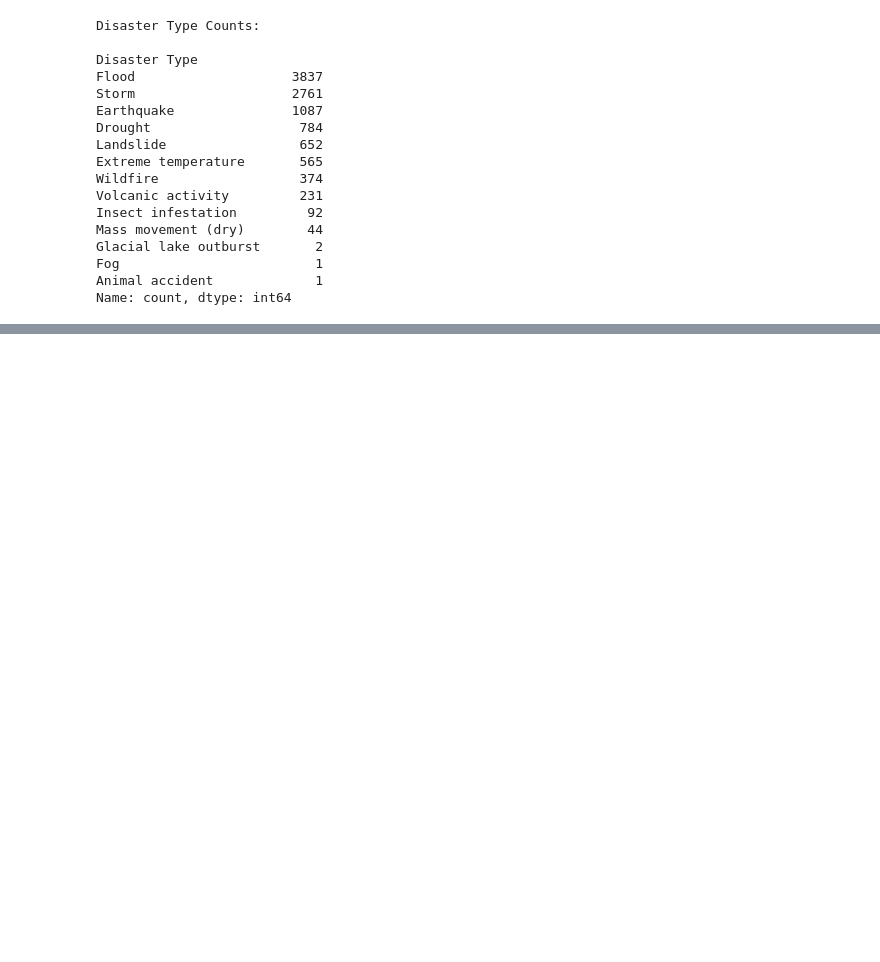
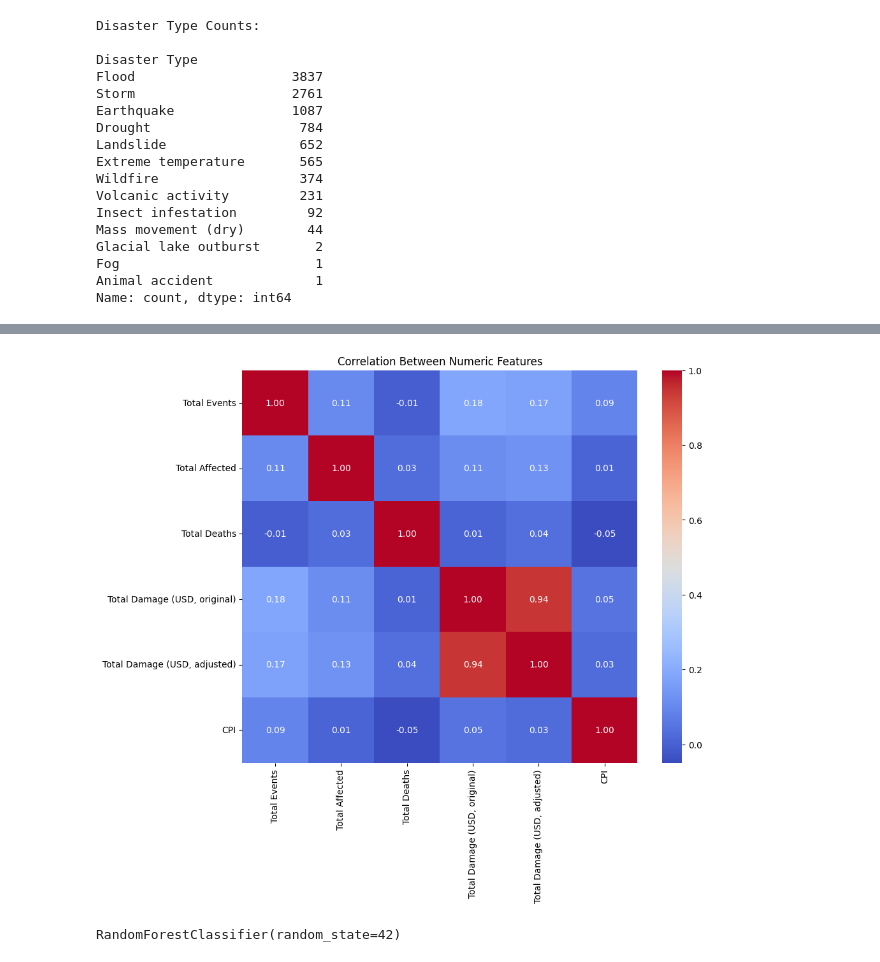
Before and after one commit to Pragya3320/Multi-HazardClassification_and_SeverityPredictionSystem, a Jupyter notebook: Multi_hazard_early_warning_system.ipynb, the cells around one changed output, grey strips where cells are left out. Cells and saved outputs as stored; diff of their text form; code cells hidden in the pictures; blank space fills up the shorter version.

```diff
--- a/Multi_hazard_early_warning_system.ipynb
+++ b/Multi_hazard_early_warning_system.ipynb
@@ -121,0 +254,7 @@ Name: count, dtype: int64
+# %%
+plt.figure(figsize=(10,8))
+sns.heatmap(df[num_cols].corr(), annot=True, cmap="coolwarm", fmt=".2f")
+plt.title("Correlation Between Numeric Features")
+plt.show()
+# %% [output]
+[figure, added]
@@ -121,0 +286,5 @@ Name: count, dtype: int64
+# %%
+model = RandomForestClassifier(n_estimators=100, random_state=42)
+model.fit(X_train, y_train)
+# %% [output]
+RandomForestClassifier(random_state=42)
```
Also changed, not shown: parts of 30 cells of this notebook.
